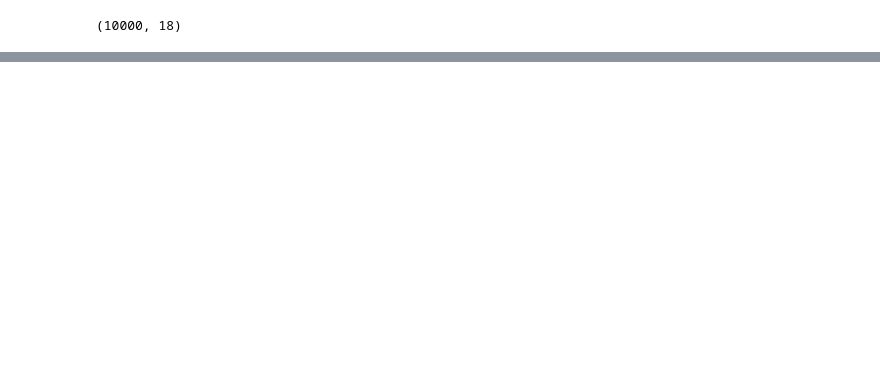
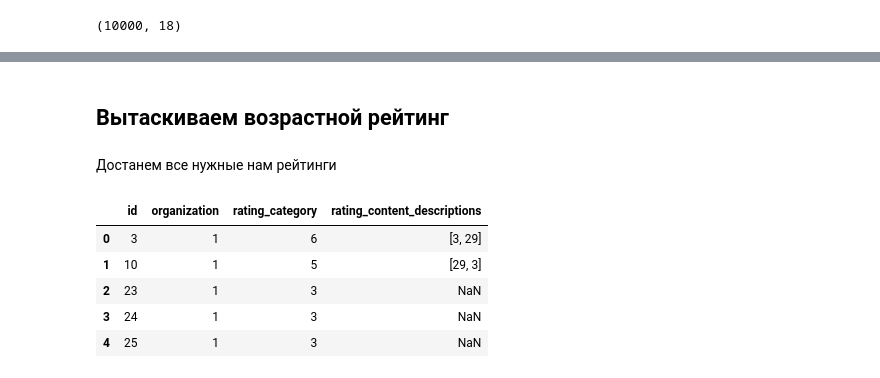
Before and after one commit to Bebrych/smadimo_GP2, a Jupyter notebook: parsing.ipynb, the cells around one changed output, grey strips where cells are left out. Cells and saved outputs as stored; diff of their text form; code cells hidden in the pictures; blank space fills up the shorter version.

Commit message:
add_age_category

```diff
--- a/parsing.ipynb
+++ b/parsing.ipynb
@@ -235,7 +241,7 @@ while len(df) < 10000:
         df = df.drop_duplicates(subset='id').reset_index(drop=True)
     except Exception as e:
         logger_API.error(f"Ошибка при запросе offset={offset}: {e}")
-        continue
+        break
     offset += 500
     time.sleep(0.5)
 logger_API.info(f"Сбор данных завершён, всего игр: {len(df)}")
@@ -275,3 +281,56 @@ hypes                      7602
 dtype: int64
 # %%
 df.to_csv('data/games.csv', index=False, encoding='utf-8')
+# %% [markdown]
+## Вытаскиваем возрастной рейтинг
+# %%
+age_ratings = df.copy()
+# %%
+age_ratings_list = age_ratings['age_ratings'].dropna().explode().dropna().unique()
+age_ratings_list = sorted(age_ratings_list)
+age_ratings_list = sorted(map(int, age_ratings_list))
+# %% [markdown]
+Достанем все нужные нам рейтинги
+# %%
+df_age_ratings = pd.DataFrame()
+
+age_ratings_query_sample = '''
+fields id, category, rating, rating_content_descriptions, organization, rating_category;
+where id = ({age_ratings_ids});
+sort id asc;
+limit 500;
+'''
+
+logger_API.info("Собираем возрастные рейтинги")
+
+for i in range(0, len(age_ratings_list), 100):
+    ids = age_ratings_list[i:i+100]
+
+    try:
+        logger_API.info(f"Батч {i//100 + 1} собрано {len(df_age_ratings)}")
+
+        b_ids = ",".join(map(str, ids))
+
+        age_ratings_query = age_ratings_query_sample.format(age_ratings_ids=b_ids)
+
+        buffer = request_sample('age_ratings', age_ratings_query, headers)
+        df_buffer = pd.DataFrame(buffer)
+
+        df_age_ratings = pd.concat([df_age_ratings, df_buffer], ignore_index=True)
+        df_age_ratings = df_age_ratings.drop_duplicates(subset='id').reset_index(drop=True)
+
+    except Exception as e:
+        logger_API.error(f"Ошибка на батче {i//100 + 1}: {e}")
+        break
+
+    time.sleep(0.2)
+
+logger_API.info(f"Сбор данных завершён {len(df_age_ratings)}")
+df_age_ratings.head()
+# %% [output]
+|  | id | organization | rating_category | rating_content_descriptions |
+| 0 | 3 | 1 | 6 | [3, 29] |
+| 1 | 10 | 1 | 5 | [29, 3] |
+| 2 | 23 | 1 | 3 | NaN |
+| 3 | 24 | 1 | 3 | NaN |
+| 4 | 25 | 1 | 3 | NaN |
```
Also changed, not shown: parts of 10 cells of this notebook, 6 other files.
